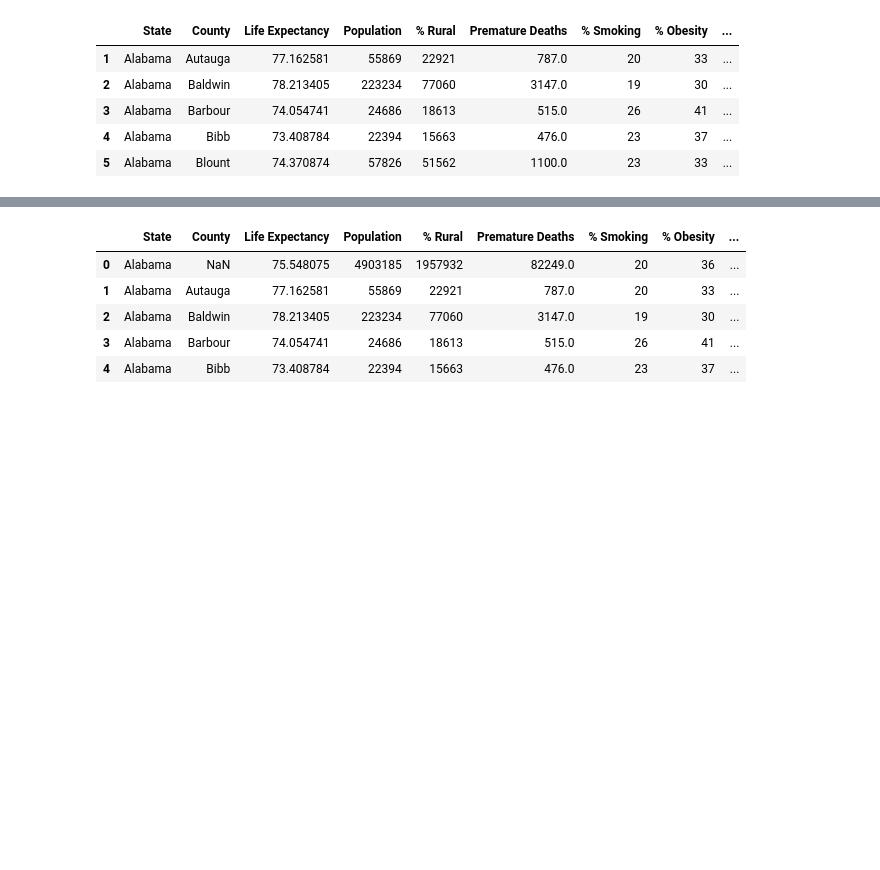
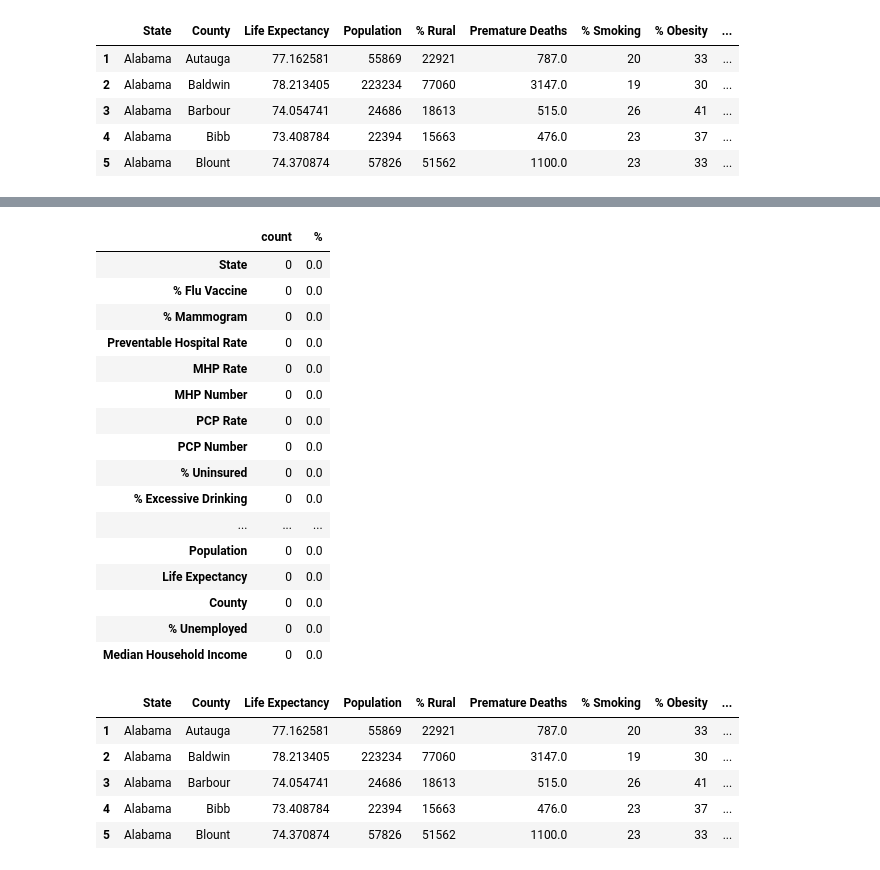
Before and after one commit to fancyfu4/SB-Data-Science, a Jupyter notebook: DataScienceCapstone2/Capstone2 - Data Wrangling.ipynb, the cells around one changed output, grey strips where cells are left out. Saved outputs shown, nothing was run; the diff lists cells and outputs as text; code cells hidden in the pictures; blank space fills up the shorter version.

```diff
--- a/DataScienceCapstone2/Capstone2 - Data Wrangling.ipynb
+++ b/DataScienceCapstone2/Capstone2 - Data Wrangling.ipynb
@@ -255,9 +303,31 @@ missing2.sort_values(by='count')
+# %%
+missing4 = pd.concat([all_data2.isnull().sum(), 100 * all_data2.isnull().mean()], axis=1)
+missing4.columns=['count', '%']
+missing4.sort_values(by='count')
+# %% [output]
+|  | count | % |
+| State | 0 | 0.0 |
+| % Flu Vaccine | 0 | 0.0 |
+| % Mammogram | 0 | 0.0 |
+| Preventable Hospital Rate | 0 | 0.0 |
+| MHP Rate | 0 | 0.0 |
+| MHP Number | 0 | 0.0 |
+| PCP Rate | 0 | 0.0 |
+| PCP Number | 0 | 0.0 |
+| % Uninsured | 0 | 0.0 |
+| % Excessive Drinking | 0 | 0.0 |
+| ... | ... | ... |
+| Population | 0 | 0.0 |
+| Life Expectancy | 0 | 0.0 |
+| County | 0 | 0.0 |
+| % Unemployed | 0 | 0.0 |
+| Median Household Income | 0 | 0.0 |
 # %%
-all_data.head()
+all_data2.head()
 # %% [output]
 |  | State | County | Life Expectancy | Population | % Rural | Premature Deaths | % Smoking | % Obesity | ... |
-| 0 | Alabama | NaN | 75.548075 | 4903185 | 1957932 | 82249.0 | 20 | 36 | ... |
 | 1 | Alabama | Autauga | 77.162581 | 55869 | 22921 | 787.0 | 20 | 33 | ... |
 | 2 | Alabama | Baldwin | 78.213405 | 223234 | 77060 | 3147.0 | 19 | 30 | ... |
 | 3 | Alabama | Barbour | 74.054741 | 24686 | 18613 | 515.0 | 26 | 41 | ... |
 | 4 | Alabama | Bibb | 73.408784 | 22394 | 15663 | 476.0 | 23 | 37 | ... |
+| 5 | Alabama | Blount | 74.370874 | 57826 | 51562 | 1100.0 | 23 | 33 | ... |
```
Also changed, not shown: parts of 13 cells of this notebook, 2 other files.
